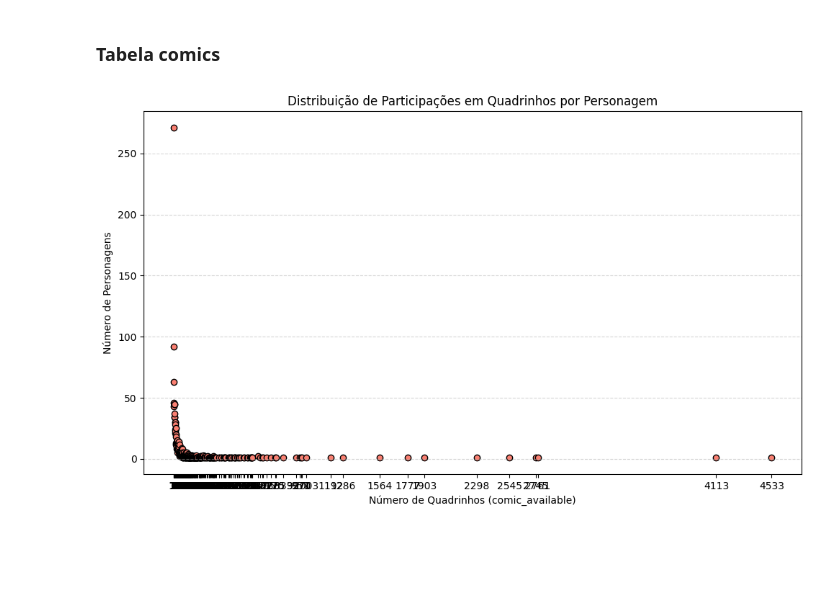
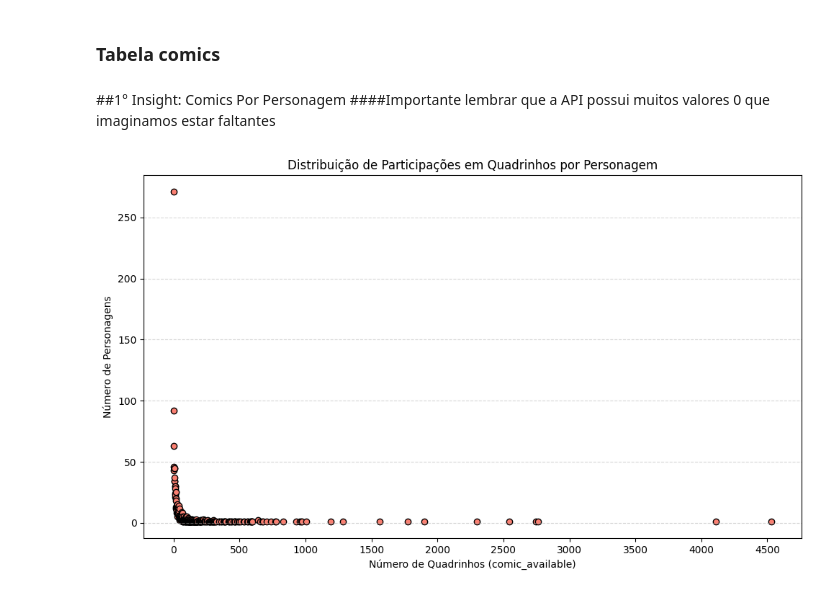
Before and after one commit to diogopaz/projeto-marvel, a Jupyter notebook: projeto_marvel.ipynb, the cells around one changed output. Drawn from its saved outputs; the diff is of its cells as text; code cells hidden in the pictures; blank space fills up the shorter version.

Commit message:
commit para salvar as alterações dos insights do dia 16/05/2025

```diff
--- a/projeto_marvel.ipynb
+++ b/projeto_marvel.ipynb
@@ -276,18 +295,20 @@ df_characters =
+# %% [markdown]
+##1° Insight: Comics Por Personagem
+####Importante lembrar que a API possui muitos valores 0 que imaginamos estar faltantes
 # %%
+df_char['comic_available'] = pd.to_numeric(df_char['comic_available'], errors='coerce')
+df_counts = df_char['comic_available'].value_counts().sort_index()
 
-
-# Supondo que df_characters foi carregado com a tabela characters
-df_char['comic_available'] = pd.to_numeric(df_char['comic_available'], errors='coerce')
-#df_filtered = df_char[df_char['comic_available'] > 0]
-df_counts = df_char['comic_available'].value_counts().sort_index()
 plt.figure(figsize=(10, 6))
 plt.scatter(df_counts.index, df_counts.values, color='salmon', edgecolor='black')
 plt.title('Distribuição de Participações em Quadrinhos por Personagem')
 plt.xlabel('Número de Quadrinhos (comic_available)')
 plt.ylabel('Número de Personagens')
-plt.xticks(df_counts.index)  # Mostra somente inteiros no eixo X
+step = 500
+x_max = df_counts.index.max()
+plt.xticks(range(0, int(x_max)+1, step))
 plt.grid(axis='y', linestyle='--', alpha=0.5)
 plt.tight_layout()
 plt.show()
 # %% [output]
-[figure, old version]
+[figure, new version]
```
Also changed, not shown: parts of 13 cells of this notebook.
